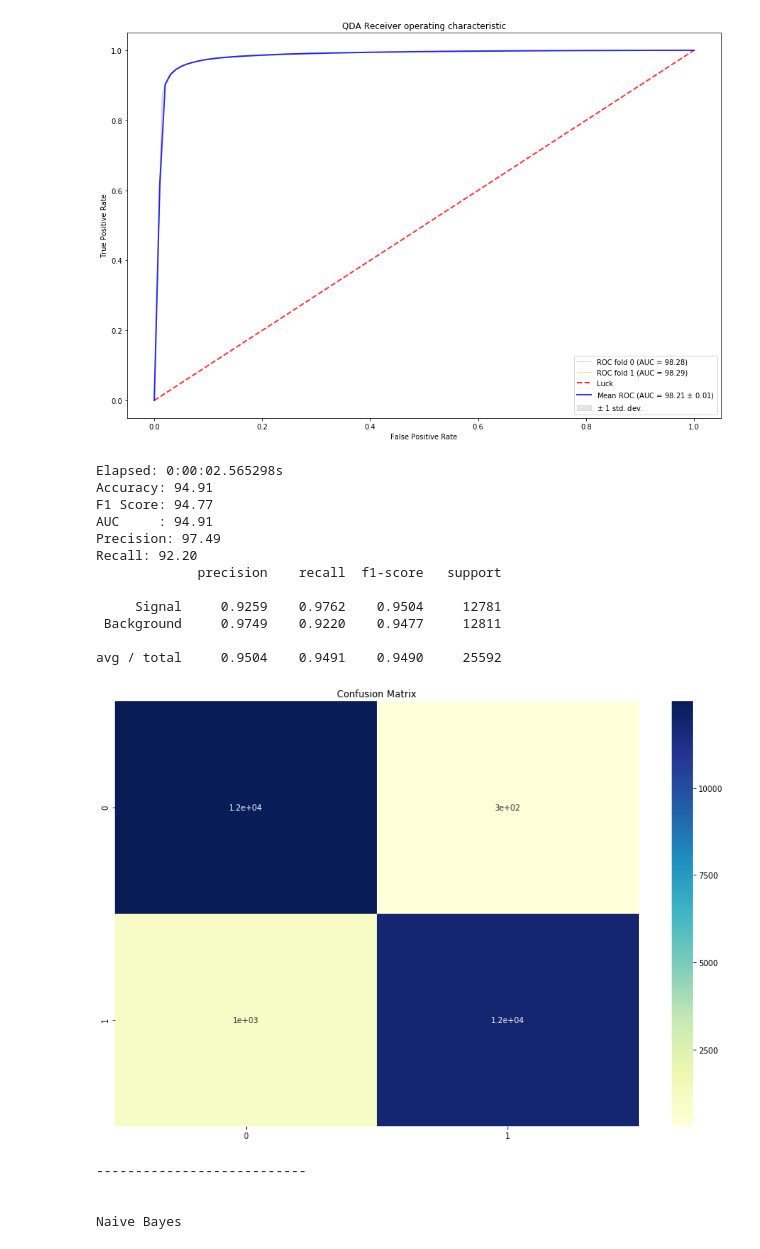
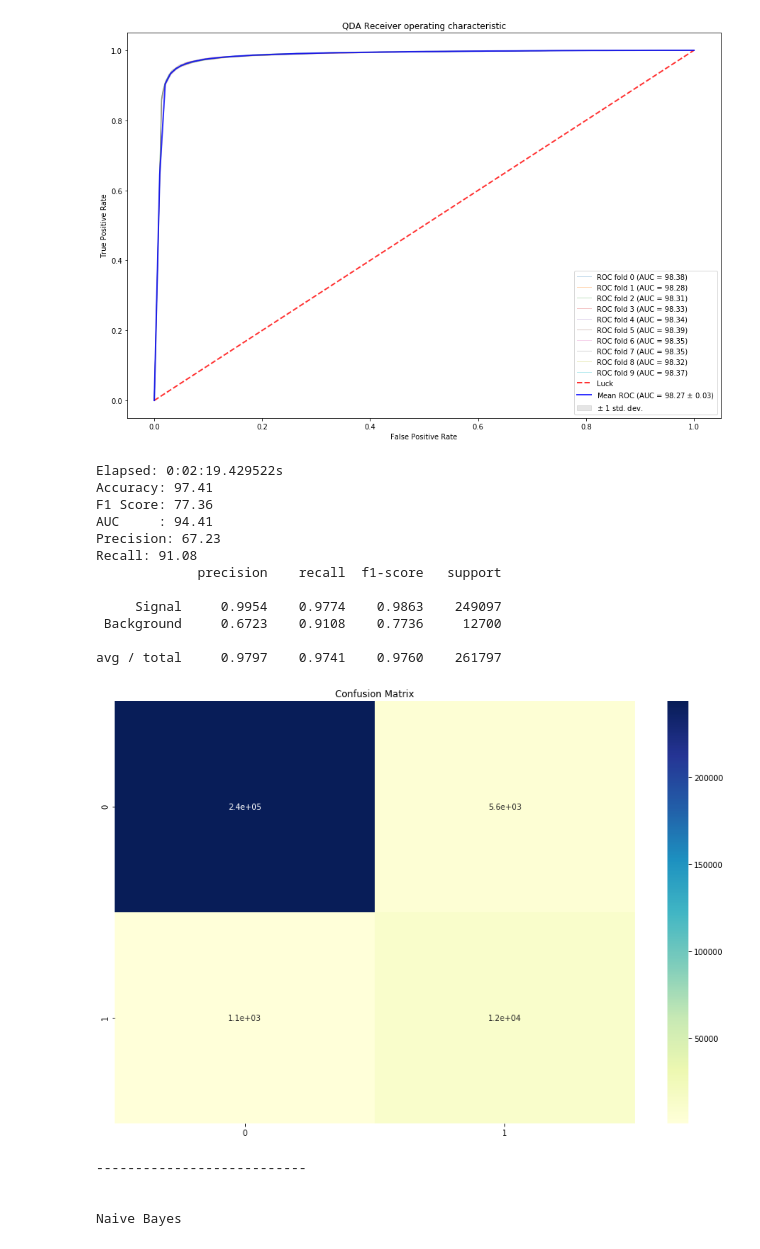
Before and after one commit to olavosamp/COC800_DataMining, a Jupyter notebook: DM-analysis.ipynb, the cells around one changed output. Saved outputs shown, nothing was run; the diff lists cells and outputs as text; code cells hidden in the pictures.

```diff
--- a/DM-analysis.ipynb
+++ b/DM-analysis.ipynb
@@ -30,8 +49,11 @@ from pylab import rcParams
 rcParams['figure.figsize'] = 15, 10
 # np.set_printoptions(precision=4)
 
+#numPos   = 63981   # Max of    63 981 samples
+#numNeg   = 63981   # Max of 1 245 005 samples
+
 numPos   = 63981   # Max of    63 981 samples
-numNeg   = 63981   # Max of 1 245 005 samples
+numNeg   = 1245005   # Max of 1 245 005 samples
 
 #numPos   = 20000   # Max of    63 981 samples
 #numNeg   = 20000   # Max of 1 245 005 samples
@@ -62,7 +84,7 @@ metrics_=[]
 print("\nLDA")
 startTime = datetime.now()
 ldaPred,lda = linear_discriminant_analysis(trainDf, y_train, testDf, y_test)
-metrics_.append(cross_val_analysis(n_split=2,classifier=lda,x=trainDf, y=y_train,model_name="LDA"))
+metrics_.append(cross_val_analysis(n_split=10,classifier=lda,x=trainDf, y=y_train,model_name="LDA"))
 elapsed = datetime.now() - startTime
 print("Elapsed: "+str(elapsed)+"s")
 #print("Correct predictions {:.4f}".format(float(np.sum(ldaPred == y_test))/testSize))
@@ -85,7 +107,7 @@ print("\n\n---------------------------\n")
 print("\nQDA")
 startTime = datetime.now()
 qdaPred,qda = quadratic_discriminant_analysis(trainDf, y_train, testDf, y_test)
-metrics_.append(cross_val_analysis(n_split=2,classifier=qda,x=trainDf, y=y_train,model_name="QDA"))
+metrics_.append(cross_val_analysis(n_split=10,classifier=qda,x=trainDf, y=y_train,model_name="QDA"))
 elapsed = datetime.now() - startTime
 print("Elapsed: "+str(elapsed)+"s")
 #print("Correct predictions {:.4f}".format(float(np.sum(qdaPred == y_test))/testSize))
@@ -107,7 +129,7 @@ print("\n\n---------------------------\n")
 print("\nNaive Bayes")
 startTime = datetime.now()
 bayesPred,bayes = gaussian_naive_bayes(trainDf, y_train, testDf, y_test)
-metrics_.append(cross_val_analysis(n_split=2,classifier=bayes,x=trainDf, y=y_train,model_name="Bayesian Classifier"))
+metrics_.append(cross_val_analysis(n_split=10,classifier=bayes,x=trainDf, y=y_train,model_name="Bayesian Classifier"))
 elapsed = datetime.now() - startTime
 print("Elapsed: "+str(elapsed)+"s")
 #print("Correct predictions {:.4f}".format(float(np.sum(bayesPred == y_test))/testSize))
@@ -129,7 +151,7 @@ print("\n\n---------------------------\n")
 print("\nLogistic Regression")
 startTime = datetime.now()
 logPred,log = log_reg(trainDf, y_train, testDf, y_test)
-metrics_.append(cross_val_analysis(n_split=2,classifier=log,x=trainDf, y=y_train,model_name="Logistic Regression"))
+metrics_.append(cross_val_analysis(n_split=10,classifier=log,x=trainDf, y=y_train,model_name="Logistic Regression"))
 elapsed = datetime.now() - startTime
 print("Elapsed: "+str(elapsed)+"s")
 #print("Correct predictions {:.4f}".format(float(np.sum(logPred == y_test))/testSize))
@@ -184,7 +206,7 @@ print("\n\n---------------------------\n")
 'Nearest Neighbours'
 startTime = datetime.now()
 knnPred,knn = nearest_neighbours(trainDf, y_train, testDf, y_test)
-metrics_.append(cross_val_analysis(n_split=2,classifier=knn,x=trainDf, y=y_train,model_name="Nearest Neighbours"))
+metrics_.append(cross_val_analysis(n_split=10,classifier=knn,x=trainDf, y=y_train,model_name="Nearest Neighbours"))
 elapsed = datetime.now() - startTime
 print("Elapsed: "+str(elapsed)+"s")
 print("\nNearest Neighbours")
@@ -207,7 +229,7 @@ print("\n\n---------------------------\n")
 print("\nDecision Tree")
 startTime = datetime.now()
 treePred,tree = decision_tree(trainDf, y_train, testDf, y_test)
-metrics_.append(cross_val_analysis(n_split=2,classifier=tree,x=trainDf, y=y_train,model_name="Decision Tree"))
+metrics_.append(cross_val_analysis(n_split=10,classifier=tree,x=trainDf, y=y_train,model_name="Decision Tree"))
 elapsed = datetime.now() - startTime
 print("Elapsed: "+str(elapsed)+"s")
 #print("Correct predictions {:.4f}".format(float(np.sum(treePred == y_test))/testSize))
@@ -229,7 +251,7 @@ print("\n\n---------------------------\n")
 print("\nRandom Forest")
 startTime = datetime.now()
 forestPred,forest = random_forest(trainDf, y_train, testDf, y_test)
-metrics_.append(cross_val_analysis(n_split=2,classifier=forest,x=trainDf, y=y_train,model_name="Random Forest"))
+metrics_.append(cross_val_analysis(n_split=10,classifier=forest,x=trainDf, y=y_train,model_name="Random Forest"))
 elapsed = datetime.now() - startTime
 print("Elapsed: "+str(elapsed)+"s")
 #print("Correct predictions {:.4f}".format(float(np.sum(forestPred == y_test))/testSize))
@@ -251,7 +273,7 @@ print("\n\n---------------------------\n")
 print("\nAdaBoost")
 startTime = datetime.now()
 adaPred,ada = ada_boost(trainDf, y_train, testDf, y_test)
-metrics_.append(cross_val_analysis(n_split=2,classifier=ada,x=trainDf, y=y_train,model_name="AdaBoost"))
+metrics_.append(cross_val_analysis(n_split=10,classifier=ada,x=trainDf, y=y_train,model_name="AdaBoost"))
 elapsed = datetime.now() - startTime
 print("Elapsed: "+str(elapsed)+"s")
 #print("Correct predictions {:.4f}".format(float(np.sum(adaPred == y_test))/testSize))
@@ -308,21 +330,21 @@ avg / total     0.9393    0.9342    0.9340     25592
 ---------------------------
 
 
 QDA
-[figure, old version]
+[figure, new version]
-Elapsed: 0:00:02.565298s
-Accuracy: 94.91
-F1 Score: 94.77
-AUC     : 94.91
-Precision: 97.49
-Recall: 92.20
+Elapsed: 0:02:19.429522s
+Accuracy: 97.41
+F1 Score: 77.36
+AUC     : 94.41
+Precision: 67.23
+Recall: 91.08
              precision    recall  f1-score   support
 
-     Signal     0.9259    0.9762    0.9504     12781
- Background     0.9749    0.9220    0.9477     12811
+     Signal     0.9954    0.9774    0.9863    249097
+ Background     0.6723    0.9108    0.7736     12700
 
-avg / total     0.9504    0.9491    0.9490     25592
+avg / total     0.9797    0.9741    0.9760    261797
-[figure, old version]
+[figure, new version]
 ---------------------------
 
 
```
Also changed, not shown: parts of 4 cells of this notebook, 3 other files.
